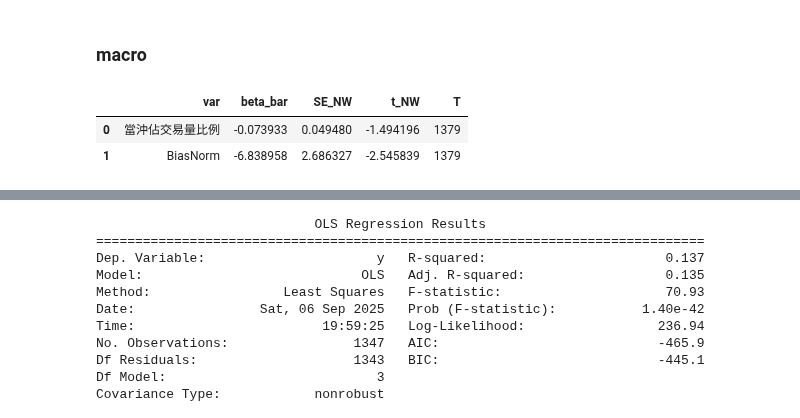
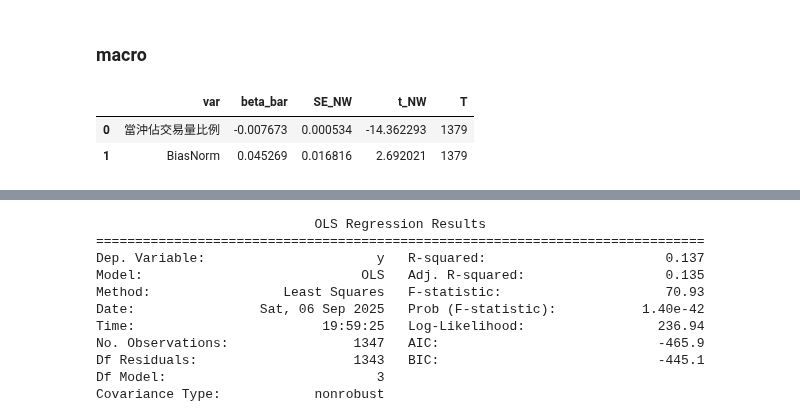
Before and after one commit to Xin95172/JimQuant, a Jupyter notebook: 台股當沖比例effect/main.ipynb, the cells around one changed output, grey strips where cells are left out. Drawn from its saved outputs; the diff is of its cells as text; code cells hidden in the pictures.

```diff
--- a/台股當沖比例effect/main.ipynb
+++ b/台股當沖比例effect/main.ipynb
@@ -283,2 +411,21 @@ plt.show()
 # %%
-"""sorted by BiasNorm"""
+bias_sorted_df = panel_df.sort_values("當沖佔交易量比例").reset_index(drop = True)
+bias_sorted_df.reset_index(drop = True, inplace = True)
+bias_sorted_df.drop(index = bias_sorted_df.index[1149120: ], inplace = True)
+bias_sorted_df = bias_sorted_df.sort_values("BiasNorm").reset_index(drop = True)
+
+# 把 'stock' 移到第二個位置
+cols = bias_sorted_df.columns.tolist()
+cols.remove("stock")
+cols.insert(1, "stock")
+bias_sorted_df = bias_sorted_df[cols]
+
+# 累加 ret
+bias_sorted_df["cum_c_o_ret_t+1"] = bias_sorted_df["c_o_ret_t+1"].cumsum()
+mean = bias_sorted_df["c_o_ret_t+1"].mean()
+bias_sorted_df["standardize"] = bias_sorted_df["c_o_ret_t+1"] - mean
+bias_sorted_df["cum_standardize"] = bias_sorted_df["standardize"].cumsum()
+
+# print
+bias_sorted_df.to_csv("bias_sorted_df.csv")
+bias_sorted_df
@@ -284,0 +446,7 @@ plt.show()
+# %%
+lower = bias_sorted_df["BiasNorm"].quantile(0.05)  # 下 % 分位數
+upper = bias_sorted_df["BiasNorm"].quantile(0.95)  # 上 % 分位數
+trimmed_df = bias_sorted_df[(bias_sorted_df["BiasNorm"] >= lower) & (bias_sorted_df["BiasNorm"] <= upper)]
+
+sorted_plot(trimmed_df, "index", "cum_c_o_ret_t+1", max_ly = False, ry = "BiasNorm")
+sorted_plot(trimmed_df, "index", "cum_standardize", max_ly = False, ry = "BiasNorm", point_ry = -0.002)
@@ -284,0 +456,2 @@ plt.show()
+# %%
+g21, g22, g23 = group(trimmed_df, "BiasNorm", point1 = 0.224, point2 = 0.762)
@@ -284,0 +467,12 @@ plt.show()
+# %%
+results2 = {}
+group_names_2 = ["g21", "g22", "g23"]
+groups2 = [g21, g22, g23]
+
+for name, g in zip(group_names_2, groups2):
+    X = sm.add_constant(g[["當沖佔交易量比例", "BiasNorm"]])
+    Y = g["c_o_ret_t+1"]
+    res = sm.OLS(Y, X).fit()
+    results2[name] = res
+
+print(results2["g22"].summary())
@@ -318,38 +530,38 @@ dates = []
 vars_ = ["當沖佔交易量比例", "BiasNorm"]
 
 for dt, g in ratio_sorted_df.groupby("Date"):
-    Y = g["c_o_spread_t+1"]
+    Y = g["c_o_ret_t+1"]
     X = g[vars_]
     X = sm.add_constant(X)
 
     # 確保樣本不會太少
     if len(g) > X.shape[1] + 3:
         res = sm.OLS(Y, X).fit()
         rows.append(res.params.reindex(vars_).astype(float))
         dates.append(dt)
 
 betas_df = pd.DataFrame(rows, index = pd.Index(dates, name = "Date")).sort_index()
 
 # time series average
 out = []
 T = betas_df.shape[0]
 X_time = sm.add_constant(np.ones(T))
 
 # statistic
 for col in betas_df.columns:
     series_t = betas_df[col].dropna()
     # 平均β
     beta_bar = series_t.mean()
     # NW-SE
     res_time = sm.OLS(series_t.values, X_time[:len(series_t)]).fit()
     cov = cov_hac(res_time)
     se_nw = np.sqrt(cov[0, 0])
     t_nw = beta_bar / se_nw
     out.append((col, beta_bar, se_nw, t_nw, len(series_t)))
 
 res_table = pd.DataFrame(out, columns = ["var","beta_bar","SE_NW","t_NW","T"])
 res_table
 # %% [output]
 |  | var | beta_bar | SE_NW | t_NW | T |
-| 0 | 當沖佔交易量比例 | -0.073933 | 0.049480 | -1.494196 | 1379 |
-| 1 | BiasNorm | -6.838958 | 2.686327 | -2.545839 | 1379 |
+| 0 | 當沖佔交易量比例 | -0.007673 | 0.000534 | -14.362293 | 1379 |
+| 1 | BiasNorm | 0.045269 | 0.016816 | 2.692021 | 1379 |
```
Also changed, not shown: parts of 26 cells of this notebook.
